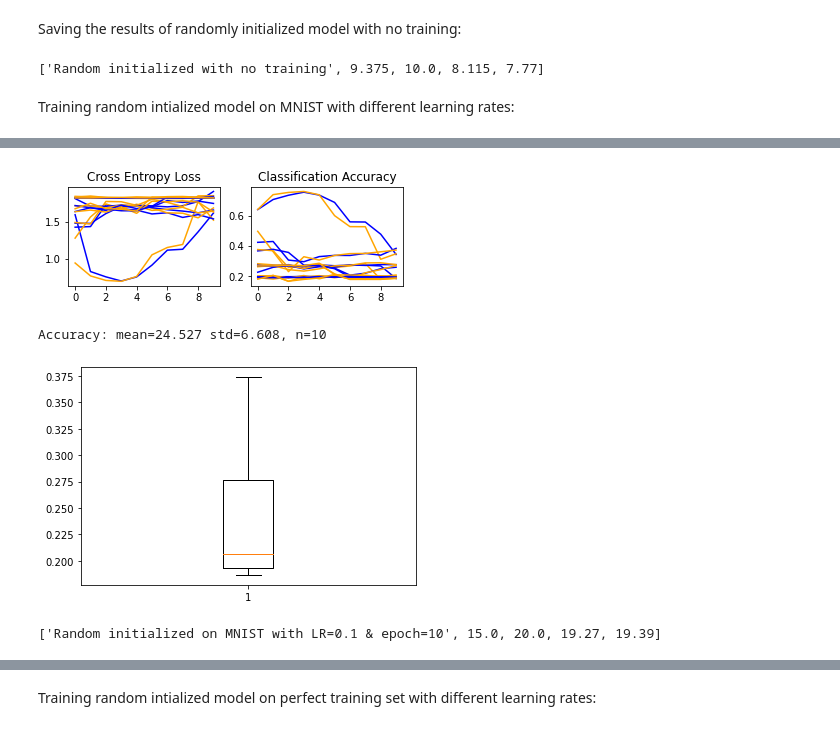
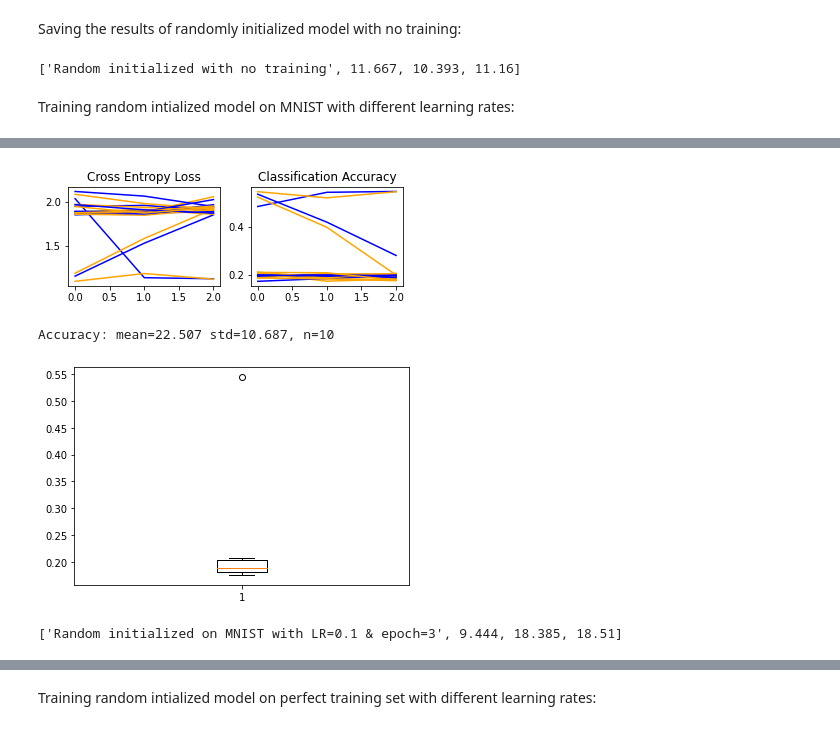
Before and after one commit to mrezaim/Expanse, a Jupyter notebook: EXPANSE_two_steps_training.ipynb, the cells around one changed output, grey strips where cells are left out. Cells and saved outputs as stored; diff of their text form; code cells hidden in the pictures.

```diff
--- a/EXPANSE_two_steps_training.ipynb
+++ b/EXPANSE_two_steps_training.ipynb
@@ -73,28 +73,17 @@ Extracting 160 training samples and 20 testing samples from the perfect samples
 img_path = 'perfect_digits.png'
 img = cv2.imread(img_path, 0)
 #train_per_x = np.empty_like(trainX)
-train_per_x = np.zeros(shape = ( 320, 28, 28 ), dtype=np.uint8)
-train_per_y = np.zeros(shape = ( 320), dtype=np.uint8)
-test_per_x = np.zeros(shape = ( 40, 28, 28 ), dtype=np.uint8)
-test_per_y = np.zeros(shape = ( 40), dtype=np.uint8)
+train_per_x = np.zeros(shape = ( 360, 28, 28 ), dtype=np.uint8)
+train_per_y = np.zeros(shape = ( 360), dtype=np.uint8)
 i=0
-for v in range(2,18):
+for v in range(18):
   for h in range(10):
     train_per_x[i] = (img[4+(v*36):(v*36)+32, 4+(h*36):(h*36)+32])
     train_per_y[i] = h
-    train_per_x[i+160] = (img[4+(v*36):(v*36)+32, 4+(h*36):(h*36)+32])
-    train_per_y[i+160] = h
+    train_per_x[i+180] = (img[4+(v*36):(v*36)+32, 4+(h*36):(h*36)+32])
+    train_per_y[i+180] = h
     i += 1
-i=0
-for v in range(2):
-  for h in range(10):
-    test_per_x[i] = (img[4+(v*36):(v*36)+32, 4+(h*36):(h*36)+32])
-    test_per_y[i] = h
-    test_per_x[i+20] = (img[4+(v*36):(v*36)+32, 4+(h*36):(h*36)+32])
-    test_per_y[i+20] = h
-    i += 1
+
 print('Perfect train dataset shape:', train_per_x.shape)
 print('Perfect train label dataset shape:', train_per_y.shape)
-print('Perfect test dataset shape:', test_per_x.shape)
-print('Perfect test label dataset shape:', test_per_y.shape)
 # %% [output]
@@ -155,9 +138,8 @@ The function to creat a model. Here we are using a dense relu based model with A
 def define_model():
   model = Sequential()
   model.add(Flatten())
-  #model.add(Dense(512, activation='relu', kernel_initializer='he_uniform'))
-  model.add(Dense(256, activation='relu', kernel_initializer='he_uniform'))
-  model.add(Dense(128, activation='relu', kernel_initializer='he_uniform'))
+  model.add(Dense(256, activation='relu', kernel_initializer='random_normal', bias_initializer='zeros'))
+  model.add(Dense(128, activation='relu', kernel_initializer='random_normal', bias_initializer='zeros'))
   model.add(Dense(10, activation='softmax'))
   # compile model
   opt = Adam(0.01)
@@ -247,23 +229,23 @@ results = ([])
 Saving the results of randomly initialized model with no training:
 # %%
 desc = "Random initialized with no training"
-results.append([desc,round(model.evaluate(train_per_x, train_per_y, verbose=0)[1]*100,3),round(model.evaluate(test_per_x, test_per_y, verbose=0)[1]*100,3),round(model.evaluate(trainX, trainy, verbose=0)[1]*100,3),round(model.evaluate(testX, testy, verbose=0)[1]*100,3)])
+results.append([desc,round(model.evaluate(train_per_x, train_per_y, verbose=0)[1]*100,3),round(model.evaluate(trainX, trainy, verbose=0)[1]*100,3),round(model.evaluate(testX, testy, verbose=0)[1]*100,3)])
 print (results[len(results)-1])
 # %% [output]
-['Random initialized with no training', 9.375, 10.0, 8.115, 7.77]
+['Random initialized with no training', 11.667, 10.393, 11.16]
 # %% [markdown]
 Training random intialized model on MNIST with different learning rates:
 # %%
 model = tf.keras.models.load_model("random_init")
 from keras import backend as K
 K.set_value(model.optimizer.learning_rate, 0.1)
-scores, histories, model = evaluate_model(model, trainX, trainy,10,10,144)
+scores, histories, model = evaluate_model(model, trainX, trainy,10,3,144)
 
 # learning curves
 summarize_diagnostics(histories)
 # summarize estimated performance
 summarize_performance(scores)
-desc = "Random initialized on MNIST with LR=0.1 & epoch=10"
-results.append([desc,round(model.evaluate(train_per_x, train_per_y, verbose=0)[1]*100,3),round(model.evaluate(test_per_x, test_per_y, verbose=0)[1]*100,3),round(model.evaluate(trainX, trainy, verbose=0)[1]*100,3),round(model.evaluate(testX, testy, verbose=0)[1]*100,3)])
+desc = "Random initialized on MNIST with LR=0.1 & epoch=3"
+results.append([desc,round(model.evaluate(train_per_x, train_per_y, verbose=0)[1]*100,3),round(model.evaluate(trainX, trainy, verbose=0)[1]*100,3),round(model.evaluate(testX, testy, verbose=0)[1]*100,3)])
 print (results[len(results)-1])
 # %% [output]
@@ -287,7 +269,7 @@ Epoch 10/10
-[figure, old version]
+[figure, new version]
-Accuracy: mean=24.527 std=6.608, n=10
+Accuracy: mean=22.507 std=10.687, n=10
-[figure, old version]
+[figure, new version]
-['Random initialized on MNIST with LR=0.1 & epoch=10', 15.0, 20.0, 19.27, 19.39]
+['Random initialized on MNIST with LR=0.1 & epoch=3', 9.444, 18.385, 18.51]
 # %%
 model = tf.keras.models.load_model("random_init")
 from keras import backend as K
```
Also changed, not shown: parts of 40 cells of this notebook.
